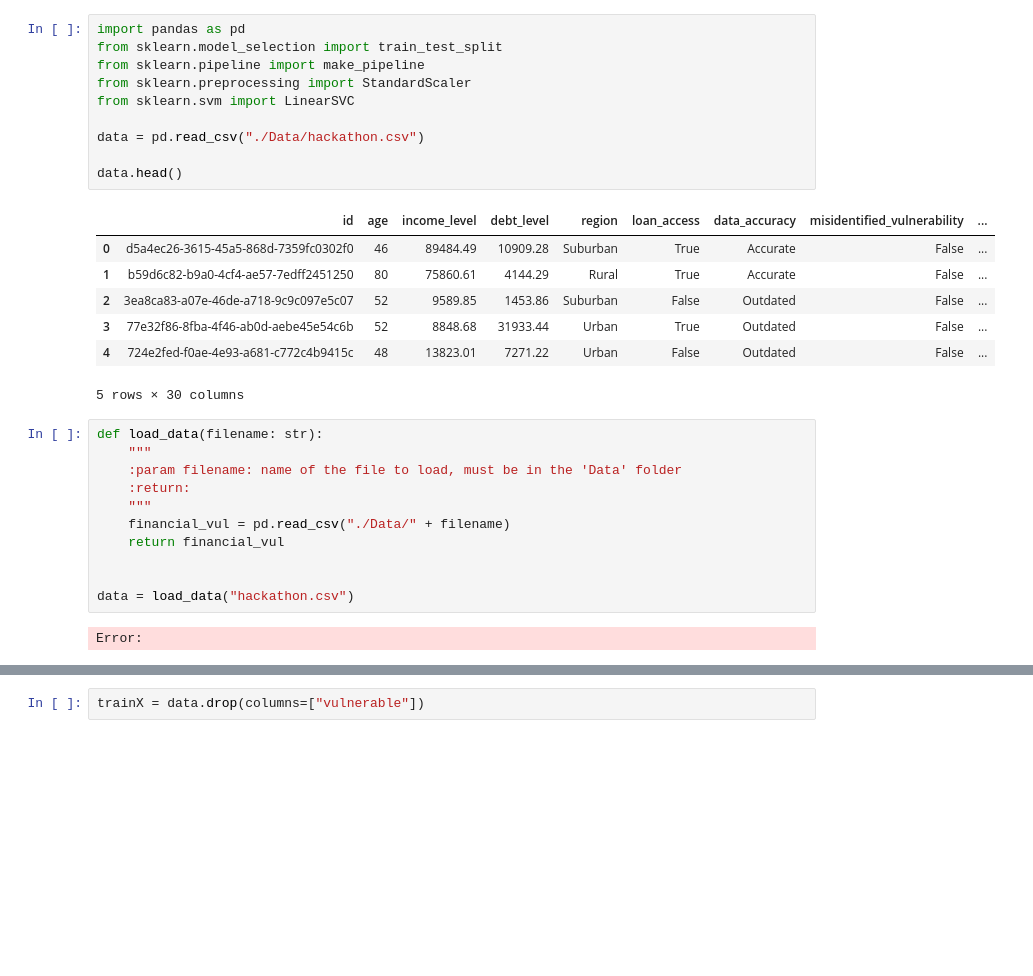
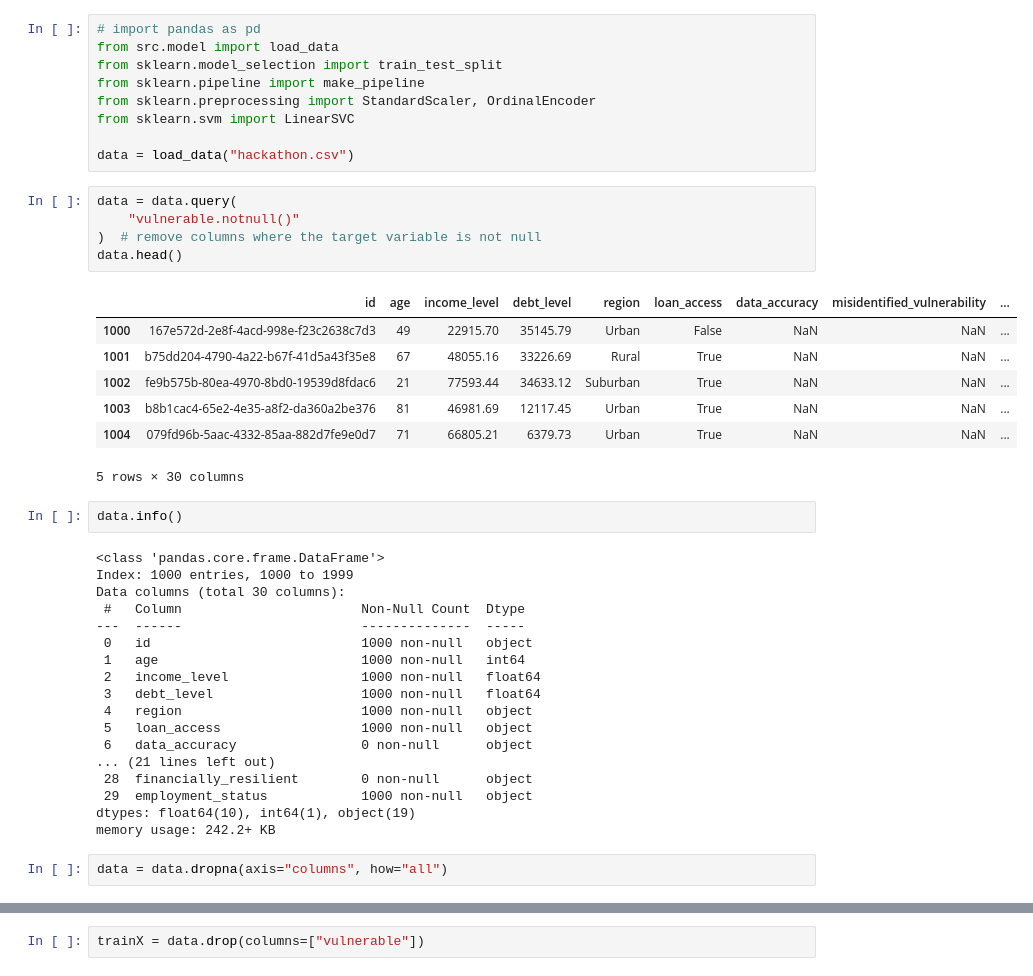
Before and after one commit to LLevy1/wit_hackathon, a Jupyter notebook: withackathon.ipynb, the cells around one changed output, grey strips where cells are left out. Drawn from its saved outputs; the diff is of its cells as text; blank space fills up the shorter version.

```diff
--- a/withackathon.ipynb
+++ b/withackathon.ipynb
@@ -1,34 +1,47 @@
 # %%
-import pandas as pd
+# import pandas as pd
+from src.model import load_data
 from sklearn.model_selection import train_test_split
 from sklearn.pipeline import make_pipeline
-from sklearn.preprocessing import StandardScaler
+from sklearn.preprocessing import StandardScaler, OrdinalEncoder
 from sklearn.svm import LinearSVC
 
-data = pd.read_csv("./Data/hackathon.csv")
-
-data.head()
+data = load_data("hackathon.csv")
-# %% [output]
-|  | id | age | income_level | debt_level | region | loan_access | data_accuracy | misidentified_vulnerability | ... |
-| 0 | d5a4ec26-3615-45a5-868d-7359fc0302f0 | 46 | 89484.49 | 10909.28 | Suburban | True | Accurate | False | ... |
-| 1 | b59d6c82-b9a0-4cf4-ae57-7edff2451250 | 80 | 75860.61 | 4144.29 | Rural | True | Accurate | False | ... |
-| 2 | 3ea8ca83-a07e-46de-a718-9c9c097e5c07 | 52 | 9589.85 | 1453.86 | Suburban | False | Outdated | False | ... |
-| 3 | 77e32f86-8fba-4f46-ab0d-aebe45e54c6b | 52 | 8848.68 | 31933.44 | Urban | True | Outdated | False | ... |
-| 4 | 724e2fed-f0ae-4e93-a681-c772c4b9415c | 48 | 13823.01 | 7271.22 | Urban | False | Outdated | False | ... |
-5 rows × 30 columns
-# %%
-def load_data(filename: str):
-    """
-    :param filename: name of the file to load, must be in the 'Data' folder
-    :return:
-    """
-    financial_vul = pd.read_csv("./Data/" + filename)
-    return financial_vul
-
-
-data = load_data("hackathon.csv")
-# %% [output]
-Error:
+# %%
+data = data.query(
+    "vulnerable.notnull()"
+)  # remove columns where the target variable is not null
+data.head()
+# %% [output]
+|  | id | age | income_level | debt_level | region | loan_access | data_accuracy | misidentified_vulnerability | ... |
+| 1000 | 167e572d-2e8f-4acd-998e-f23c2638c7d3 | 49 | 22915.70 | 35145.79 | Urban | False | NaN | NaN | ... |
+| 1001 | b75dd204-4790-4a22-b67f-41d5a43f35e8 | 67 | 48055.16 | 33226.69 | Rural | True | NaN | NaN | ... |
+| 1002 | fe9b575b-80ea-4970-8bd0-19539d8fdac6 | 21 | 77593.44 | 34633.12 | Suburban | True | NaN | NaN | ... |
+| 1003 | b8b1cac4-65e2-4e35-a8f2-da360a2be376 | 81 | 46981.69 | 12117.45 | Urban | True | NaN | NaN | ... |
+| 1004 | 079fd96b-5aac-4332-85aa-882d7fe9e0d7 | 71 | 66805.21 | 6379.73 | Urban | True | NaN | NaN | ... |
+5 rows × 30 columns
+# %%
+data.info()
+# %% [output]
+<class 'pandas.core.frame.DataFrame'>
+Index: 1000 entries, 1000 to 1999
+Data columns (total 30 columns):
+ #   Column                       Non-Null Count  Dtype
+---  ------                       --------------  -----
+ 0   id                           1000 non-null   object
+ 1   age                          1000 non-null   int64
+ 2   income_level                 1000 non-null   float64
+ 3   debt_level                   1000 non-null   float64
+ 4   region                       1000 non-null   object
+ 5   loan_access                  1000 non-null   object
+ 6   data_accuracy                0 non-null      object
+... (21 lines left out)
+ 28  financially_resilient        0 non-null      object
+ 29  employment_status            1000 non-null   object
+dtypes: float64(10), int64(1), object(19)
+memory usage: 242.2+ KB
+# %%
+data = data.dropna(axis="columns", how="all")
 # %%
 data.head()
 # %% [output]
```
Also changed, not shown: parts of 10 cells of this notebook, 2 other files.
